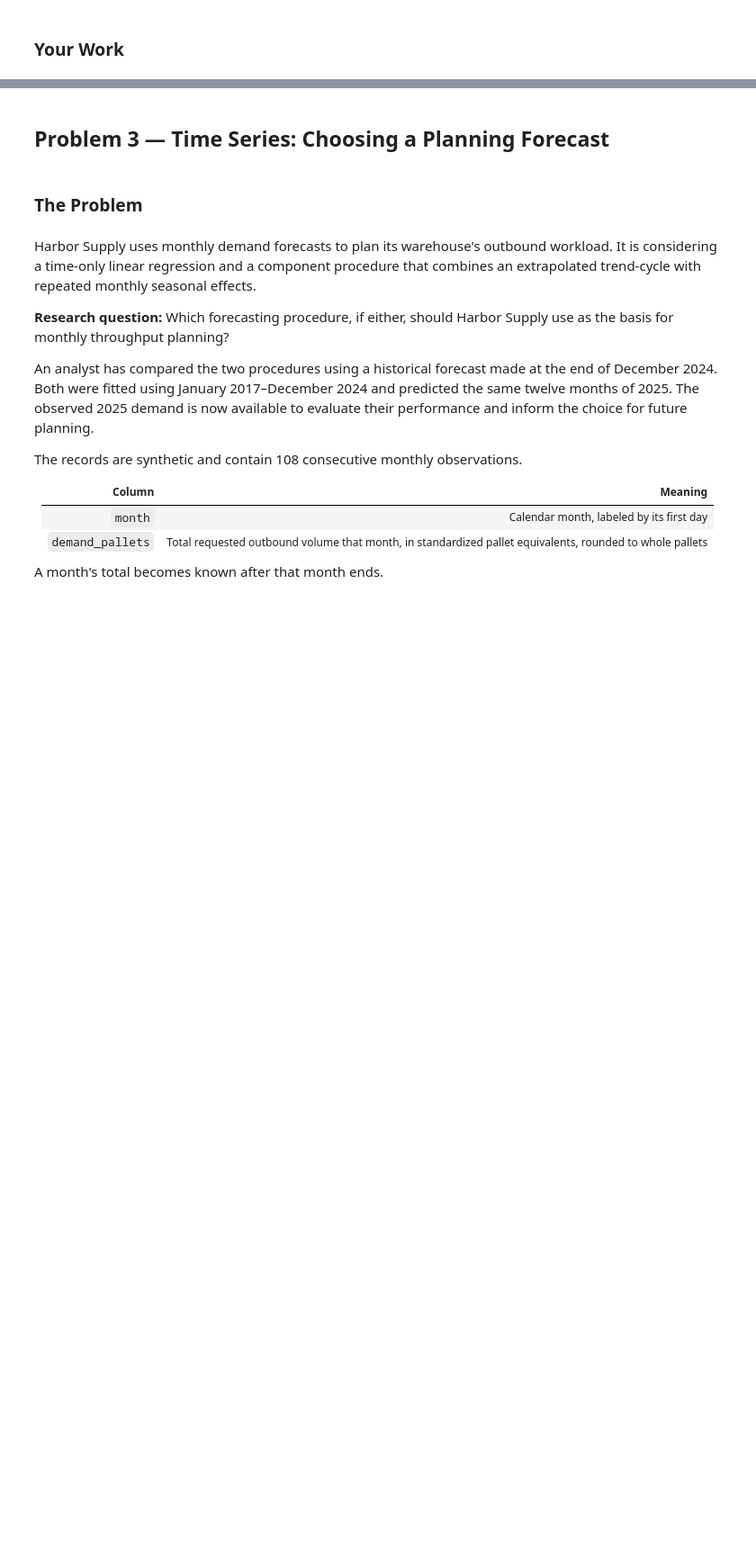
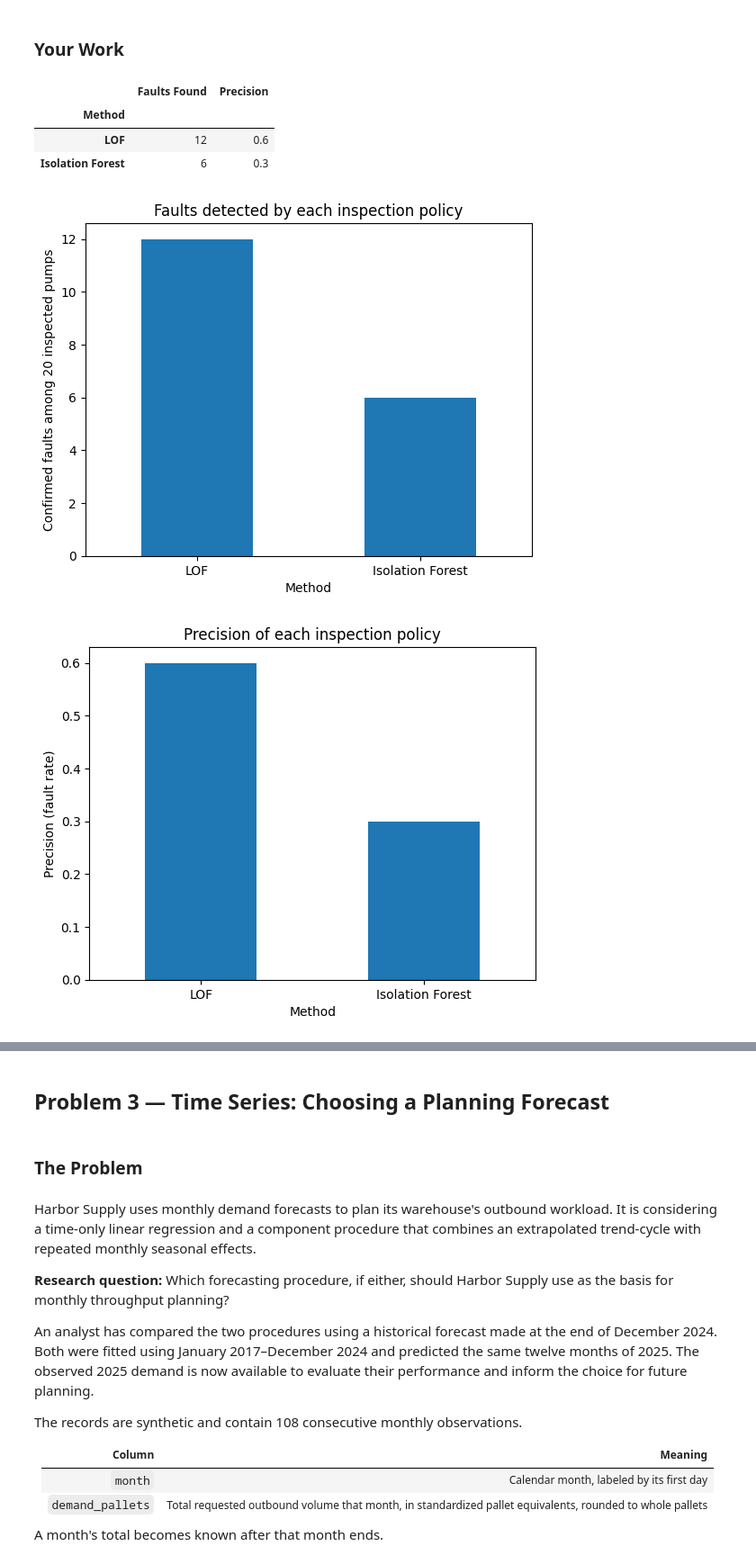
Before and after one commit to jae0029/Data-Mining, a Jupyter notebook: Test 2/test2b.ipynb, the cells around one changed output, grey strips where cells are left out. Shown at 90% size. Drawn from its saved outputs; the diff is of its cells as text; code cells hidden in the pictures; blank space fills up the shorter version.

```diff
--- a/Test 2/test2b.ipynb
+++ b/Test 2/test2b.ipynb
@@ -160,5 +168,64 @@ plt.show()
+# %%
+# Compare fault-detection performance of the two inspection policies
+
+results = []
+
+for method in inspection_selected.columns:
+    selected = inspection_selected[method]
+
+    faults_found = pumps.loc[selected, "confirmed_fault"].sum()
+    fault_rate = pumps.loc[selected, "confirmed_fault"].mean()
+
+    results.append({
+        "Method": method,
+        "Faults Found": int(faults_found),
+        "Precision": fault_rate
+    })
+
+performance = pd.DataFrame(results).set_index("Method")
+display(performance)
 # %% [markdown]
 ### Your Work
 # %%
-# Problem 2: Your additional analysis.
+# Compare fault-detection performance of the two inspection policies
+
+results = []
+
+for method in inspection_selected.columns:
+    selected = inspection_selected[method]
+
+    faults_found = pumps.loc[selected, "confirmed_fault"].sum()
+    fault_rate = pumps.loc[selected, "confirmed_fault"].mean()
+
+    results.append({
+        "Method": method,
+        "Faults Found": int(faults_found),
+        "Precision": fault_rate
+    })
+
+performance = pd.DataFrame(results).set_index("Method")
+display(performance)
+
+performance["Faults Found"].plot(
+    kind="bar",
+    ylabel="Confirmed faults among 20 inspected pumps",
+    title="Faults detected by each inspection policy",
+    rot=0
+)
+plt.show()
+
+performance["Precision"].plot(
+    kind="bar",
+    ylabel="Precision (fault rate)",
+    title="Precision of each inspection policy",
+    rot=0
+)
+plt.show()
+# %% [output]
+|  | Faults Found | Precision |
+| Method |  |  |
+| LOF | 12 | 0.6 |
+| Isolation Forest | 6 | 0.3 |
+[figure, added]
+[figure, added]
 # %% [markdown]
```
Also changed, not shown: parts of 8 cells of this notebook, 4 other files.
